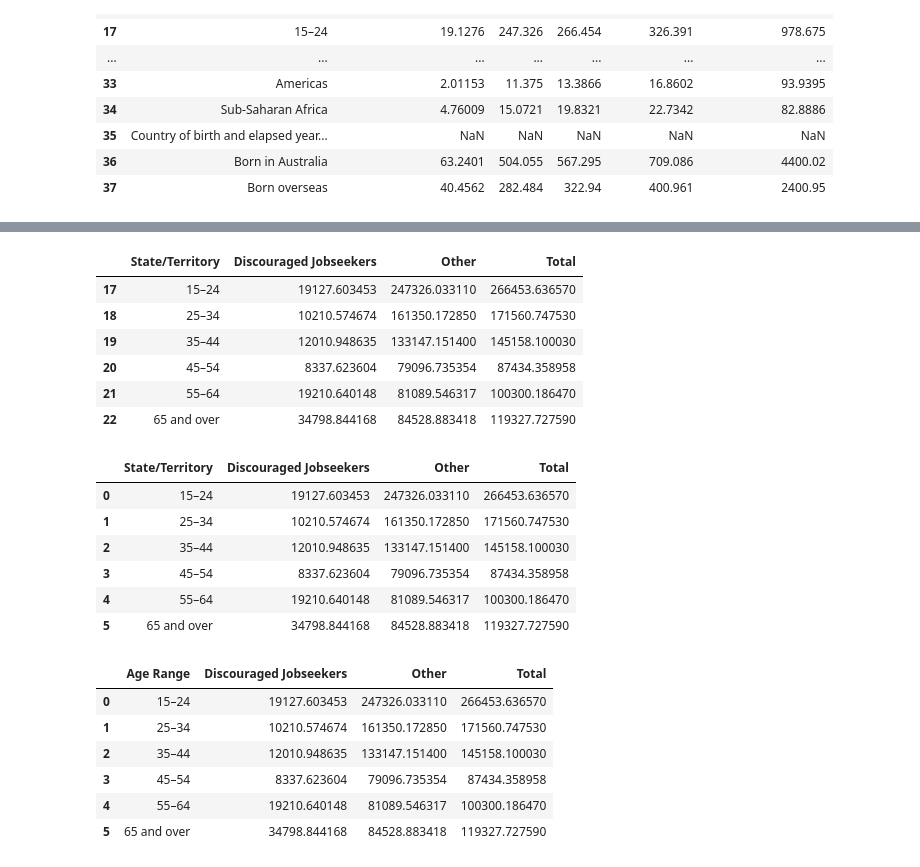
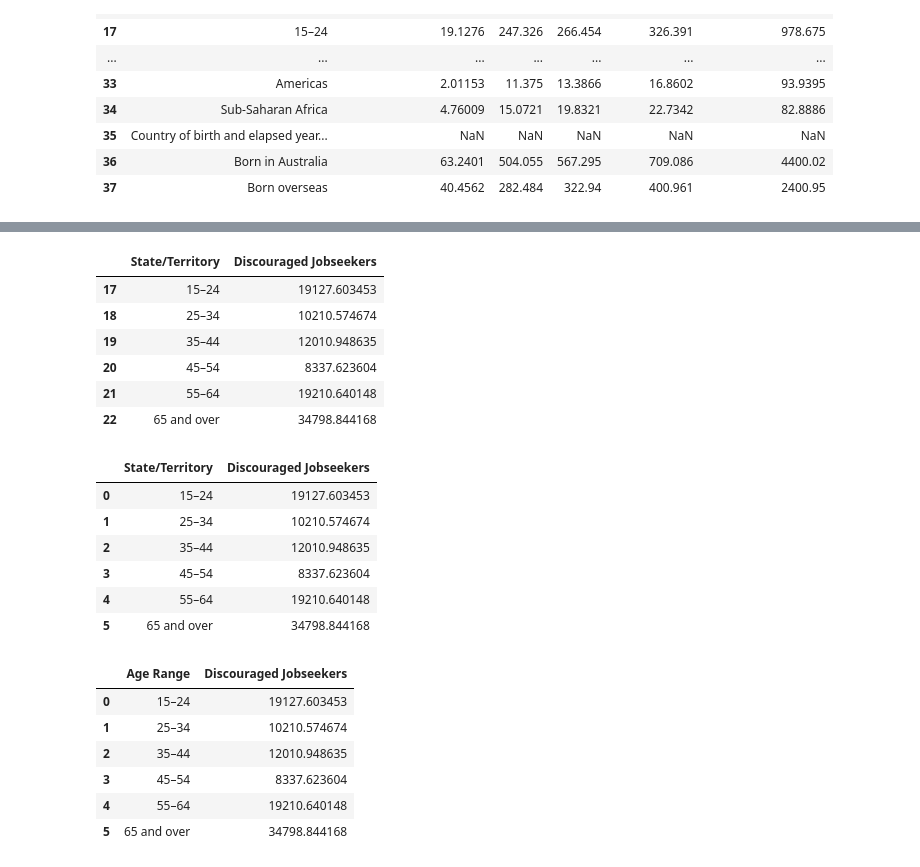
Before and after one commit to dianeyaneza/UWA-Data-Project-2-ETL-SkillsBridge, a Jupyter notebook: Cleanup - Characteristics of Discouraged Jobseekers.ipynb, the cells around one changed output, grey strips where cells are left out. Saved outputs shown, nothing was run; the diff lists cells and outputs as text; code cells hidden in the pictures.

```diff
--- a/Cleanup - Characteristics of Discouraged Jobseekers.ipynb
+++ b/Cleanup - Characteristics of Discouraged Jobseekers.ipynb
@@ -67,7 +67,7 @@ discouraged_df.head(30)
 | 37 | Born overseas | 40.4562 | 282.484 | 322.94 | 400.961 | 2400.95 |
 # %%
 # convert object values to float
-discouraged_full = discouraged_df[['State/Territory', 'Discouraged Jobseekers', 'Other', 'Total']].copy()
-discouraged_full[['Discouraged Jobseekers', 'Other', 'Total']] = discouraged_full[['Discouraged Jobseekers', 'Other', 'Total']].apply(pd.to_numeric, errors='coerce')
+discouraged_full = discouraged_df[['State/Territory', 'Discouraged Jobseekers']].copy()
+discouraged_full[['Discouraged Jobseekers']] = discouraged_full[['Discouraged Jobseekers']].apply(pd.to_numeric, errors='coerce')
 discouraged_full
 # %% [output]
@@ -87,5 +87,5 @@ discouraged_full
 # %%
 # set values to actual amount
-discouraged_full[['Discouraged Jobseekers', 'Other', 'Total']] = discouraged_full[['Discouraged Jobseekers', 'Other', 'Total']] * 1000
+discouraged_full[['Discouraged Jobseekers']] = discouraged_full[['Discouraged Jobseekers']] * 1000
 discouraged_full
 # %% [output]
@@ -199,37 +197,37 @@ age_df
 age_persons = age_df[:6].copy()
 age_persons
 # %% [output]
-|  | State/Territory | Discouraged Jobseekers | Other | Total |
-| 17 | 15–24 | 19127.603453 | 247326.033110 | 266453.636570 |
-| 18 | 25–34 | 10210.574674 | 161350.172850 | 171560.747530 |
-| 19 | 35–44 | 12010.948635 | 133147.151400 | 145158.100030 |
-| 20 | 45–54 | 8337.623604 | 79096.735354 | 87434.358958 |
-| 21 | 55–64 | 19210.640148 | 81089.546317 | 100300.186470 |
-| 22 | 65 and over | 34798.844168 | 84528.883418 | 119327.727590 |
+|  | State/Territory | Discouraged Jobseekers |
+| 17 | 15–24 | 19127.603453 |
+| 18 | 25–34 | 10210.574674 |
+| 19 | 35–44 | 12010.948635 |
+| 20 | 45–54 | 8337.623604 |
+| 21 | 55–64 | 19210.640148 |
+| 22 | 65 and over | 34798.844168 |
 # %%
 # reset index
 age_persons.reset_index(drop=True, inplace=True)
 age_persons
 # %% [output]
-|  | State/Territory | Discouraged Jobseekers | Other | Total |
-| 0 | 15–24 | 19127.603453 | 247326.033110 | 266453.636570 |
-| 1 | 25–34 | 10210.574674 | 161350.172850 | 171560.747530 |
-| 2 | 35–44 | 12010.948635 | 133147.151400 | 145158.100030 |
-| 3 | 45–54 | 8337.623604 | 79096.735354 | 87434.358958 |
-| 4 | 55–64 | 19210.640148 | 81089.546317 | 100300.186470 |
-| 5 | 65 and over | 34798.844168 | 84528.883418 | 119327.727590 |
+|  | State/Territory | Discouraged Jobseekers |
+| 0 | 15–24 | 19127.603453 |
+| 1 | 25–34 | 10210.574674 |
+| 2 | 35–44 | 12010.948635 |
+| 3 | 45–54 | 8337.623604 |
+| 4 | 55–64 | 19210.640148 |
+| 5 | 65 and over | 34798.844168 |
 # %%
 # rename first column to match table
-age_persons.columns = ['Age Range', 'Discouraged Jobseekers', 'Other', 'Total']
+age_persons.columns = ['Age Range', 'Discouraged Jobseekers']
 age_persons
 # %% [output]
-|  | Age Range | Discouraged Jobseekers | Other | Total |
-| 0 | 15–24 | 19127.603453 | 247326.033110 | 266453.636570 |
-| 1 | 25–34 | 10210.574674 | 161350.172850 | 171560.747530 |
-| 2 | 35–44 | 12010.948635 | 133147.151400 | 145158.100030 |
-| 3 | 45–54 | 8337.623604 | 79096.735354 | 87434.358958 |
-| 4 | 55–64 | 19210.640148 | 81089.546317 | 100300.186470 |
-| 5 | 65 and over | 34798.844168 | 84528.883418 | 119327.727590 |
+|  | Age Range | Discouraged Jobseekers |
+| 0 | 15–24 | 19127.603453 |
+| 1 | 25–34 | 10210.574674 |
+| 2 | 35–44 | 12010.948635 |
+| 3 | 45–54 | 8337.623604 |
+| 4 | 55–64 | 19210.640148 |
+| 5 | 65 and over | 34798.844168 |
 # %%
 # print table to csv
 age_persons.to_csv('discouragedjobseekers_age.csv')
```
Also changed, not shown: parts of 7 cells of this notebook, 7 other files.
